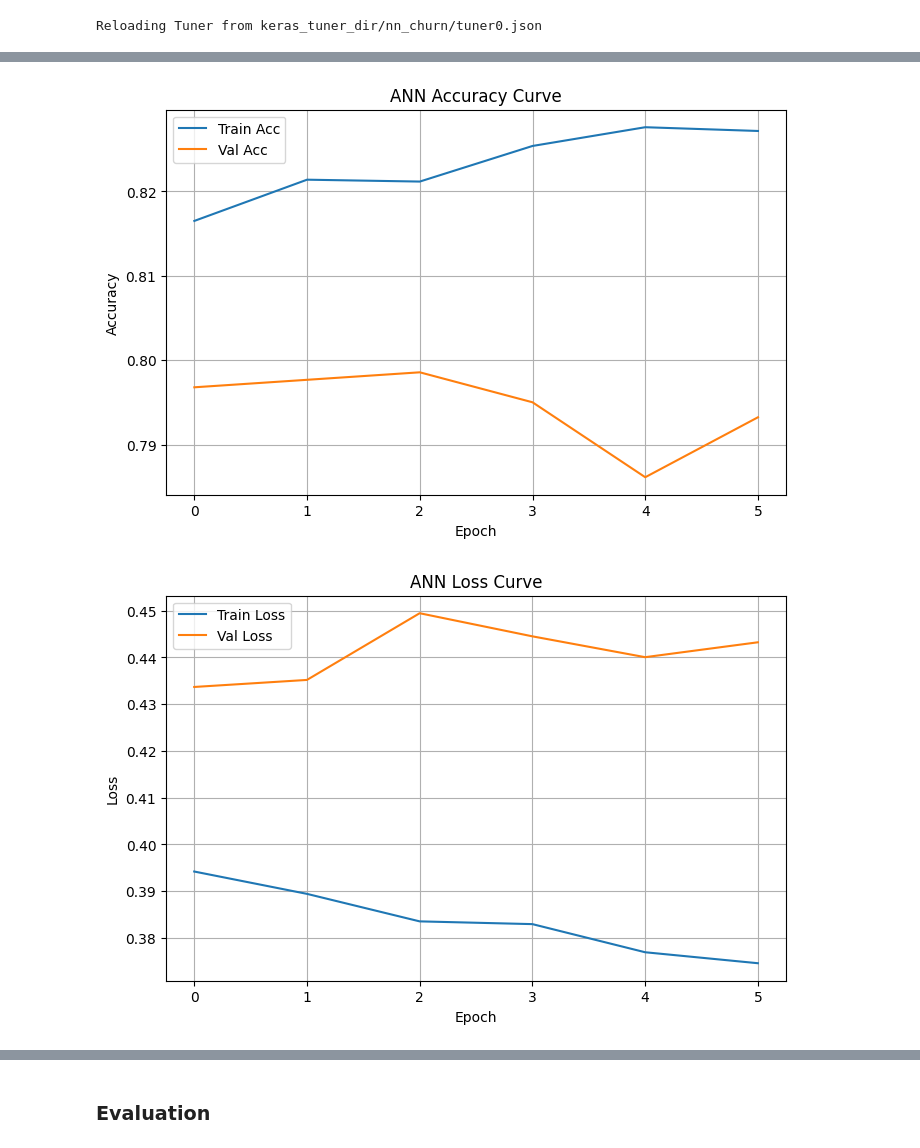
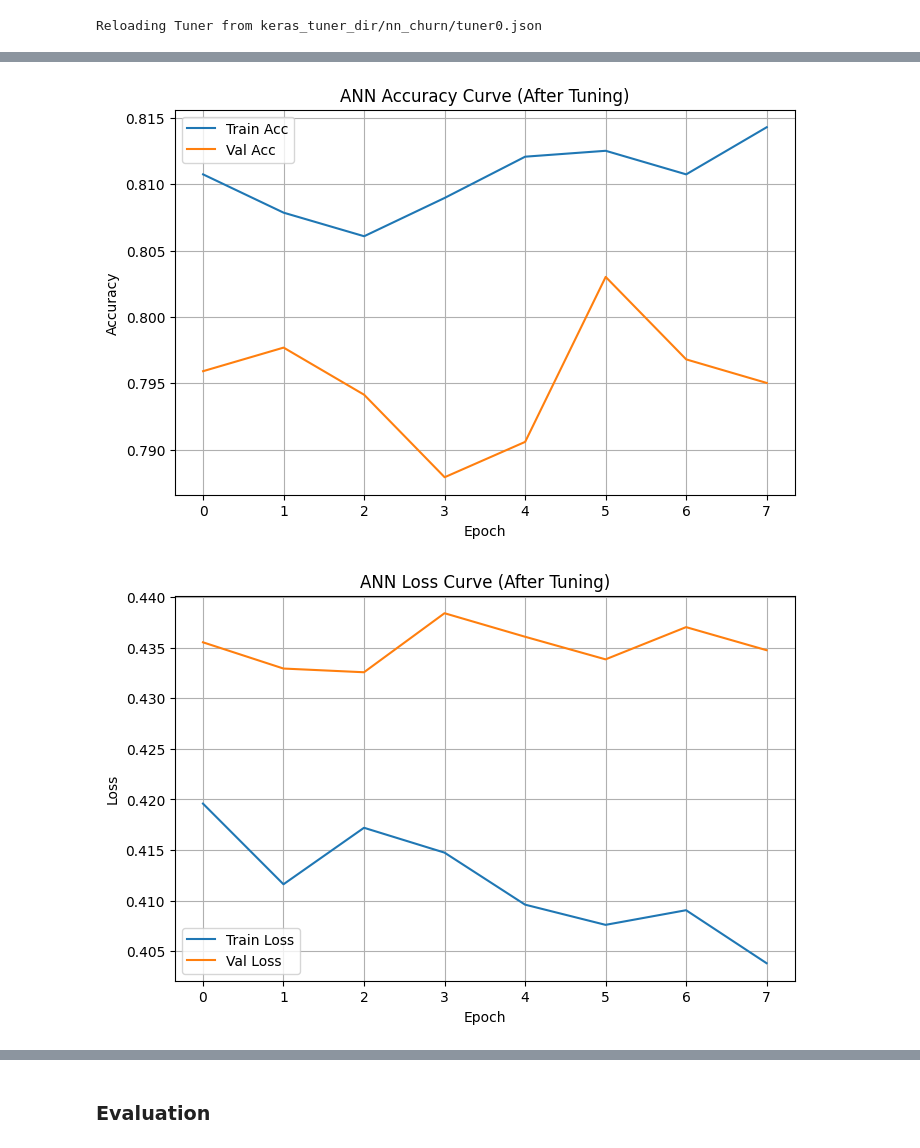
Before and after one commit to meleeshagamage/CourseWork_ML, a Jupyter notebook: ML_CW.ipynb, the cells around one changed output, grey strips where cells are left out. Cells and saved outputs as stored; diff of their text form; code cells hidden in the pictures.

```diff
--- a/ML_CW.ipynb
+++ b/ML_CW.ipynb
@@ -460,5 +480,5 @@ Input dimension for ANN: 30
 # %%
-def build_default_model():
+def build_default_model(input_dim):
     model = Sequential()
     model.add(Input(shape=(input_dim,)))
     model.add(Dense(64, activation='relu'))
@@ -467,11 +487,10 @@ def build_default_model():
     model.compile(optimizer='adam', loss='binary_crossentropy', metrics=['accuracy'])
     return model
 
-default_model = build_default_model()
-es = EarlyStopping(monitor='val_loss', patience=5, restore_best_weights=True)
+default_model = build_default_model(input_dim)
 
 history_default = default_model.fit(
-    X_train_pp, y_train_np,
+    X_train_np, y_train_np,
     validation_split=0.2,
     epochs=50,
     batch_size=32,
@@ -558,14 +579,17 @@ plt.show()
 
 def build_model(hp):
     model = Sequential()
+    model.add(Input(shape=(input_dim,)))
     units = hp.Int('units', 32, 128, step=32)
     layers_count = hp.Int('layers', 1, 3)
     dropout_rate = hp.Float('dropout', 0.0, 0.5, step=0.1)
 
+    # first hidden layer
     model.add(Dense(units, activation='relu'))
     if dropout_rate > 0:
         model.add(Dropout(dropout_rate))
 
+    # additional hidden layers
     for _ in range(layers_count - 1):
         model.add(Dense(units, activation='relu'))
         if dropout_rate > 0:
@@ -588,8 +612,10 @@ tuner.search(X_train_pp, y_train_np, validation_split=0.2, epochs=50, batch_size
 # %% [output]
 Reloading Tuner from keras_tuner_dir/nn_churn/tuner0.json
 # %%
-# Get best model and hyperparameters
 best_model = tuner.get_best_models(num_models=1)[0]
 best_hyperparams = tuner.get_best_hyperparameters(1)[0]
-print("Best Hyperparameters:", best_hyperparams.values)
+print("\nBest Hyperparameters:", best_hyperparams.values)
+
+# Re-compile best_model to avoid optimizer mismatch
+best_model.compile(optimizer='adam', loss='binary_crossentropy', metrics=['accuracy'])
 # %% [output]
@@ -597,7 +623,7 @@ Best Hyperparameters: {'units': 64, 'layers': 3, 'dropout': 0.0}
 # %%
-# Train best model fully
 history_best = best_model.fit(
-    X_train_pp, y_train_np,
+    X_train_np,
+    y_train_np,
     validation_split=0.2,
     epochs=50,
     batch_size=32,
@@ -624,25 +656,19 @@ Epoch 8/50
 # %%
-# Plot Accuracy and Loss
+# Plots for tuned model
 plt.figure(figsize=(8,5))
-plt.plot(history.history['accuracy'], label='Train Acc')
-plt.plot(history.history['val_accuracy'], label='Val Acc')
-plt.title("ANN Accuracy Curve")
-plt.xlabel("Epoch")
-plt.ylabel("Accuracy")
-plt.legend()
-plt.grid(True)
-plt.show()
+plt.plot(history_best.history['accuracy'], label='Train Acc')
+plt.plot(history_best.history['val_accuracy'], label='Val Acc')
+plt.title("ANN Accuracy Curve (After Tuning)")
+plt.xlabel("Epoch"); plt.ylabel("Accuracy")
+plt.legend(); plt.grid(True); plt.show()
 
 plt.figure(figsize=(8,5))
-plt.plot(history.history['loss'], label='Train Loss')
-plt.plot(history.history['val_loss'], label='Val Loss')
-plt.title("ANN Loss Curve")
-plt.xlabel("Epoch")
-plt.ylabel("Loss")
-plt.legend()
-plt.grid(True)
-plt.show()
+plt.plot(history_best.history['loss'], label='Train Loss')
+plt.plot(history_best.history['val_loss'], label='Val Loss')
+plt.title("ANN Loss Curve (After Tuning)")
+plt.xlabel("Epoch"); plt.ylabel("Loss")
+plt.legend(); plt.grid(True); plt.show()
 # %% [output]
-[figure, old version]
+[figure, new version]
-[figure, old version]
+[figure, new version]
 # %%
```
Also changed, not shown: parts of 16 cells of this notebook.
